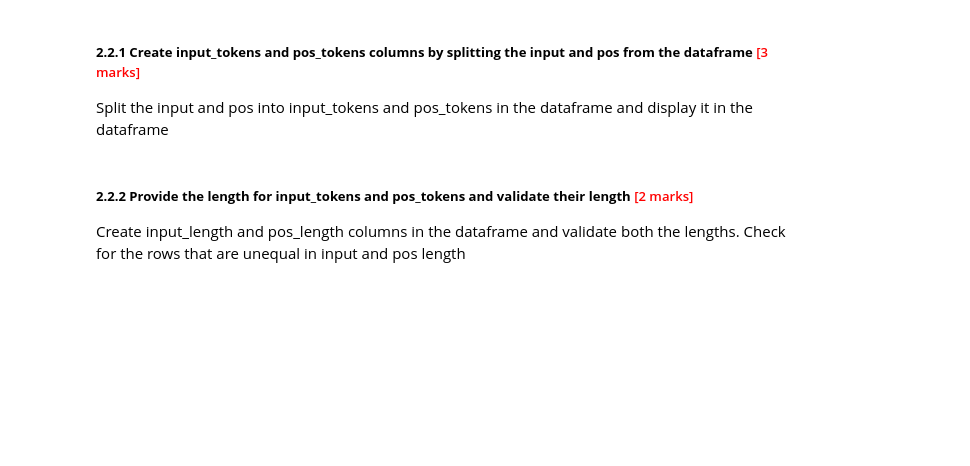
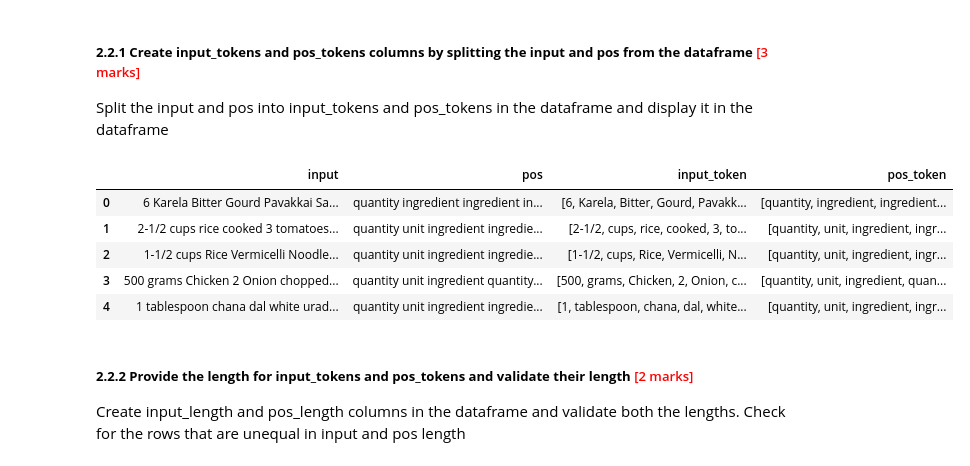
Before and after one commit to anamkhan14/Bank_Market_Cap_Analysis, a Jupyter notebook: Identifying_Key_Entities_Recipe_Data_Starter.ipynb, the cells around one changed output. Cells and saved outputs as stored; diff of their text form; code cells hidden in the pictures; blank space fills up the shorter version.

```diff
--- a/Identifying_Key_Entities_Recipe_Data_Starter.ipynb
+++ b/Identifying_Key_Entities_Recipe_Data_Starter.ipynb
@@ -151,9 +151,19 @@ Split the input and pos into input_tokens and pos_tokens in the dataframe and di
 # split the input and pos into input_tokens and pos_tokens in the dataframe
 
 # Tokenize input
+df['input_token'] = df['input'].apply(str.split)
 # Tokenize POS
+df['pos_token'] = df['pos'].apply(str.split)
 # %%
 # display first five rows of the dataframe - df
+df.head()
+# %% [output]
+|  | input | pos | input_token | pos_token |
+| 0 | 6 Karela Bitter Gourd Pavakkai Sa... | quantity ingredient ingredient in... | [6, Karela, Bitter, Gourd, Pavakk... | [quantity, ingredient, ingredient... |
+| 1 | 2-1/2 cups rice cooked 3 tomatoes... | quantity unit ingredient ingredie... | [2-1/2, cups, rice, cooked, 3, to... | [quantity, unit, ingredient, ingr... |
+| 2 | 1-1/2 cups Rice Vermicelli Noodle... | quantity unit ingredient ingredie... | [1-1/2, cups, Rice, Vermicelli, N... | [quantity, unit, ingredient, ingr... |
+| 3 | 500 grams Chicken 2 Onion chopped... | quantity unit ingredient quantity... | [500, grams, Chicken, 2, Onion, c... | [quantity, unit, ingredient, quan... |
+| 4 | 1 tablespoon chana dal white urad... | quantity unit ingredient ingredie... | [1, tablespoon, chana, dal, white... | [quantity, unit, ingredient, ingr... |
 # %% [markdown]
 ##### **2.2.2** **Provide the length for input_tokens and pos_tokens and validate their length** <font color = red>[2 marks]</font> <br>
 
```
